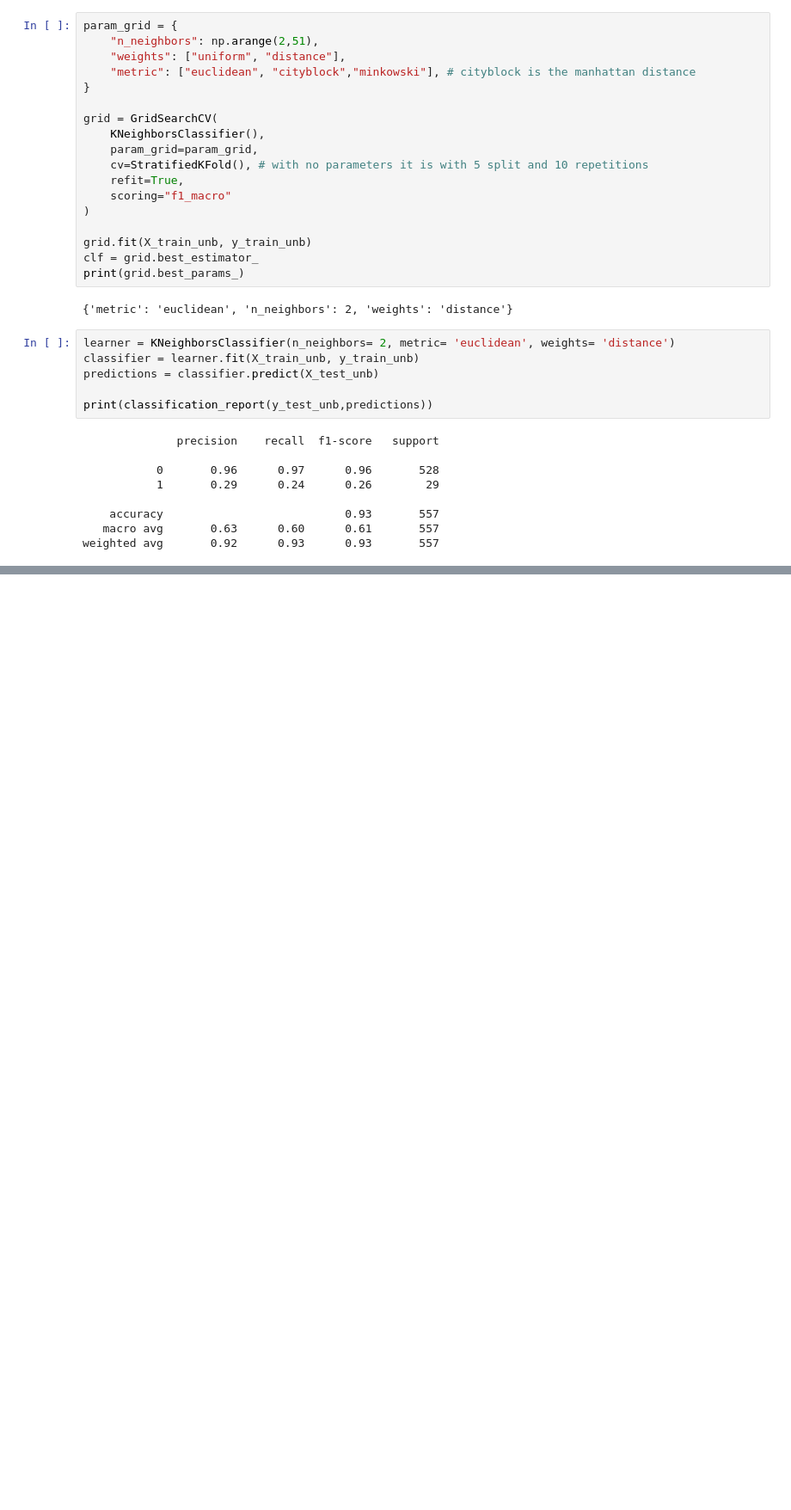
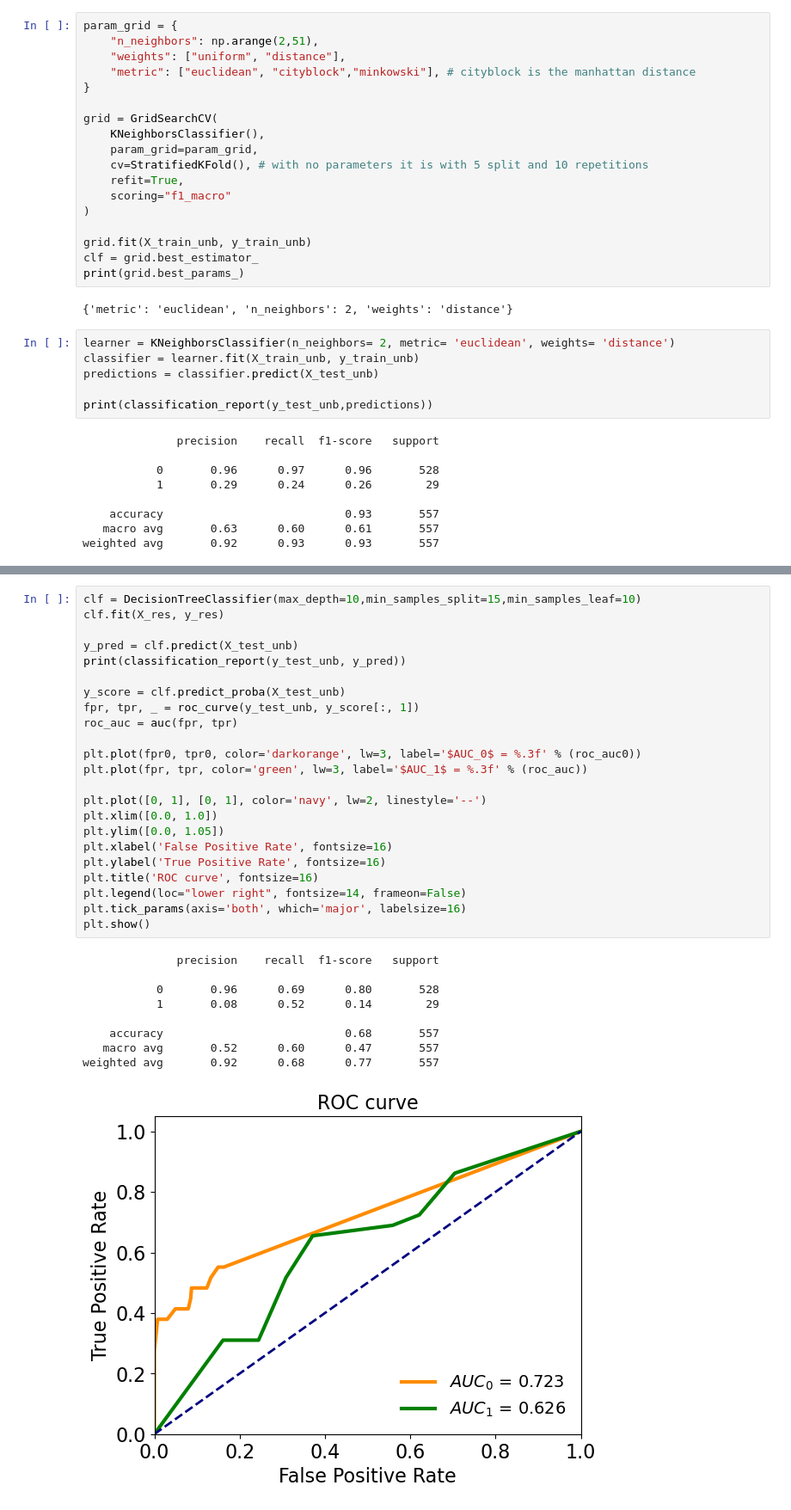
Before and after one commit to Diabelny/Data-Mining-2, a Jupyter notebook: Task1_Angry/Classification_Angry.ipynb, the cells around one changed output, grey strips where cells are left out. Shown at 86% size. Saved outputs shown, nothing was run; the diff lists cells and outputs as text; blank space fills up the shorter version.

```diff
--- a/Task1_Angry/Classification_Angry.ipynb
+++ b/Task1_Angry/Classification_Angry.ipynb
@@ -381,0 +481,33 @@ weighted avg       0.92      0.93      0.93       557
+# %%
+clf = DecisionTreeClassifier(max_depth=10,min_samples_split=15,min_samples_leaf=10)
+clf.fit(X_res, y_res)
+
+y_pred = clf.predict(X_test_unb)
+print(classification_report(y_test_unb, y_pred))
+
+y_score = clf.predict_proba(X_test_unb)
+fpr, tpr, _ = roc_curve(y_test_unb, y_score[:, 1])
+roc_auc = auc(fpr, tpr)
+
+plt.plot(fpr0, tpr0, color='darkorange', lw=3, label='$AUC_0$ = %.3f' % (roc_auc0))
+plt.plot(fpr, tpr, color='green', lw=3, label='$AUC_1$ = %.3f' % (roc_auc))
+
+plt.plot([0, 1], [0, 1], color='navy', lw=2, linestyle='--')
+plt.xlim([0.0, 1.0])
+plt.ylim([0.0, 1.05])
+plt.xlabel('False Positive Rate', fontsize=16)
+plt.ylabel('True Positive Rate', fontsize=16)
+plt.title('ROC curve', fontsize=16)
+plt.legend(loc="lower right", fontsize=14, frameon=False)
+plt.tick_params(axis='both', which='major', labelsize=16)
+plt.show()
+# %% [output]
+              precision    recall  f1-score   support
+
+           0       0.96      0.69      0.80       528
+           1       0.08      0.52      0.14        29
+
+    accuracy                           0.68       557
+   macro avg       0.52      0.60      0.47       557
+weighted avg       0.92      0.68      0.77       557
+[figure, added]
```
Also changed, not shown: parts of 87 cells of this notebook.
